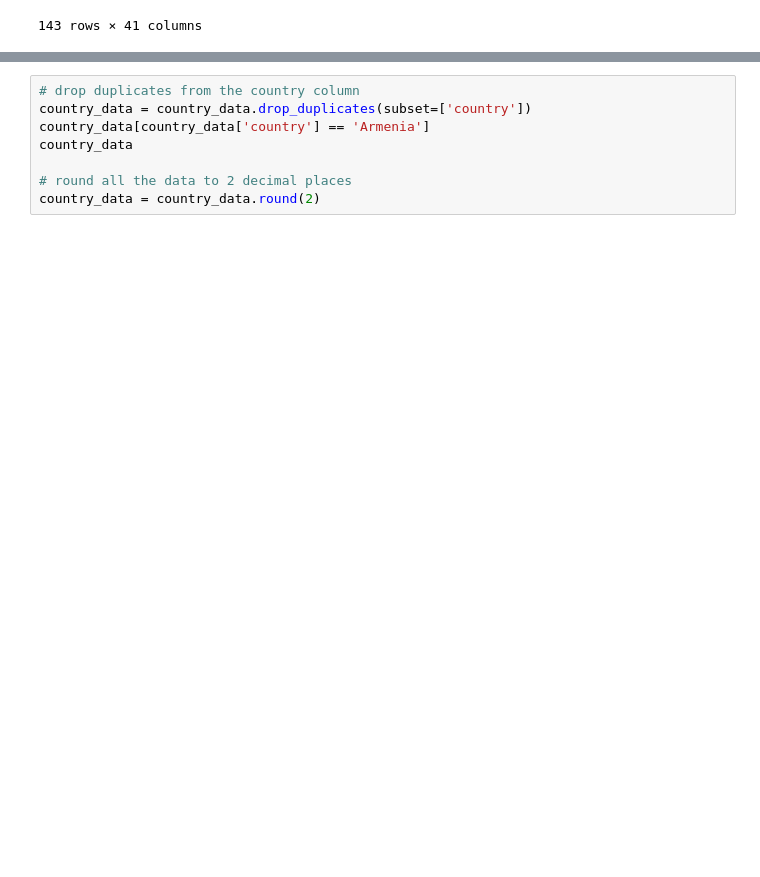
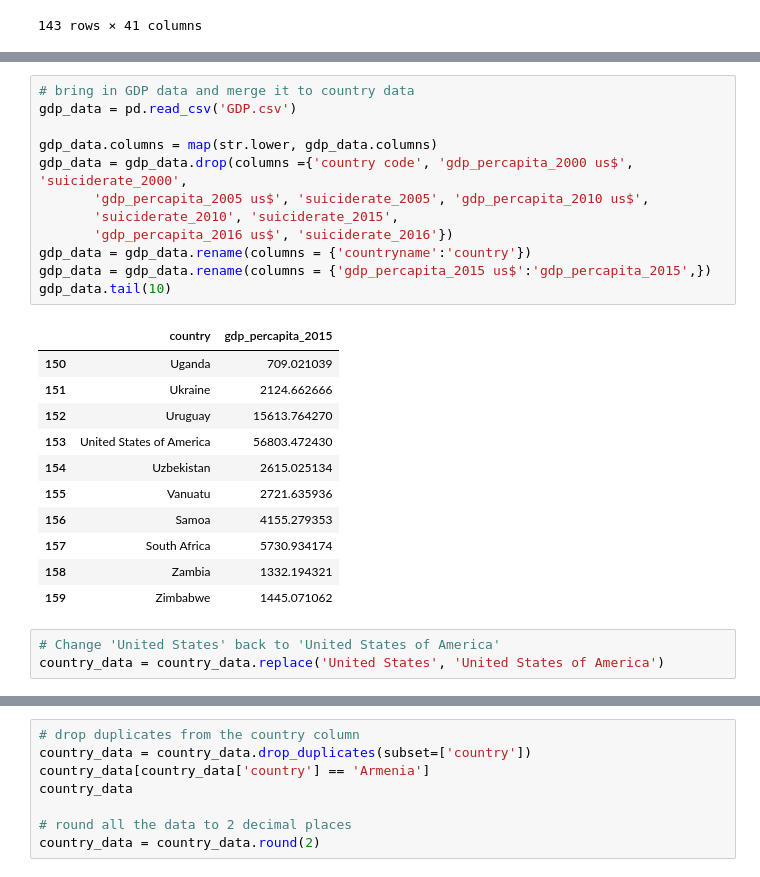
Before and after one commit to lake-walker/project_2, a Jupyter notebook: data_cleaning.ipynb, the cells around one changed output, grey strips where cells are left out. Cells and saved outputs as stored; diff of their text form; blank space fills up the shorter version.

```diff
--- a/data_cleaning.ipynb
+++ b/data_cleaning.ipynb
@@ -266,0 +275,27 @@ country_data
+# %%
+# bring in GDP data and merge it to country data
+gdp_data = pd.read_csv('GDP.csv')
+
+gdp_data.columns = map(str.lower, gdp_data.columns)
+gdp_data = gdp_data.drop(columns ={'country code', 'gdp_percapita_2000 us$', 'suiciderate_2000',
+       'gdp_percapita_2005 us$', 'suiciderate_2005', 'gdp_percapita_2010 us$',
+       'suiciderate_2010', 'suiciderate_2015',
+       'gdp_percapita_2016 us$', 'suiciderate_2016'})
+gdp_data = gdp_data.rename(columns = {'countryname':'country'})
+gdp_data = gdp_data.rename(columns = {'gdp_percapita_2015 us$':'gdp_percapita_2015',})
+gdp_data.tail(10)
+# %% [output]
+|  | country | gdp_percapita_2015 |
+| 150 | Uganda | 709.021039 |
+| 151 | Ukraine | 2124.662666 |
+| 152 | Uruguay | 15613.764270 |
+| 153 | United States of America | 56803.472430 |
+| 154 | Uzbekistan | 2615.025134 |
+| 155 | Vanuatu | 2721.635936 |
+| 156 | Samoa | 4155.279353 |
+| 157 | South Africa | 5730.934174 |
+| 158 | Zambia | 1332.194321 |
+| 159 | Zimbabwe | 1445.071062 |
+# %%
+# Change 'United States' back to 'United States of America'
+country_data = country_data.replace('United States', 'United States of America')
```
Also changed, not shown: parts of 6 cells of this notebook, 8 other files.
